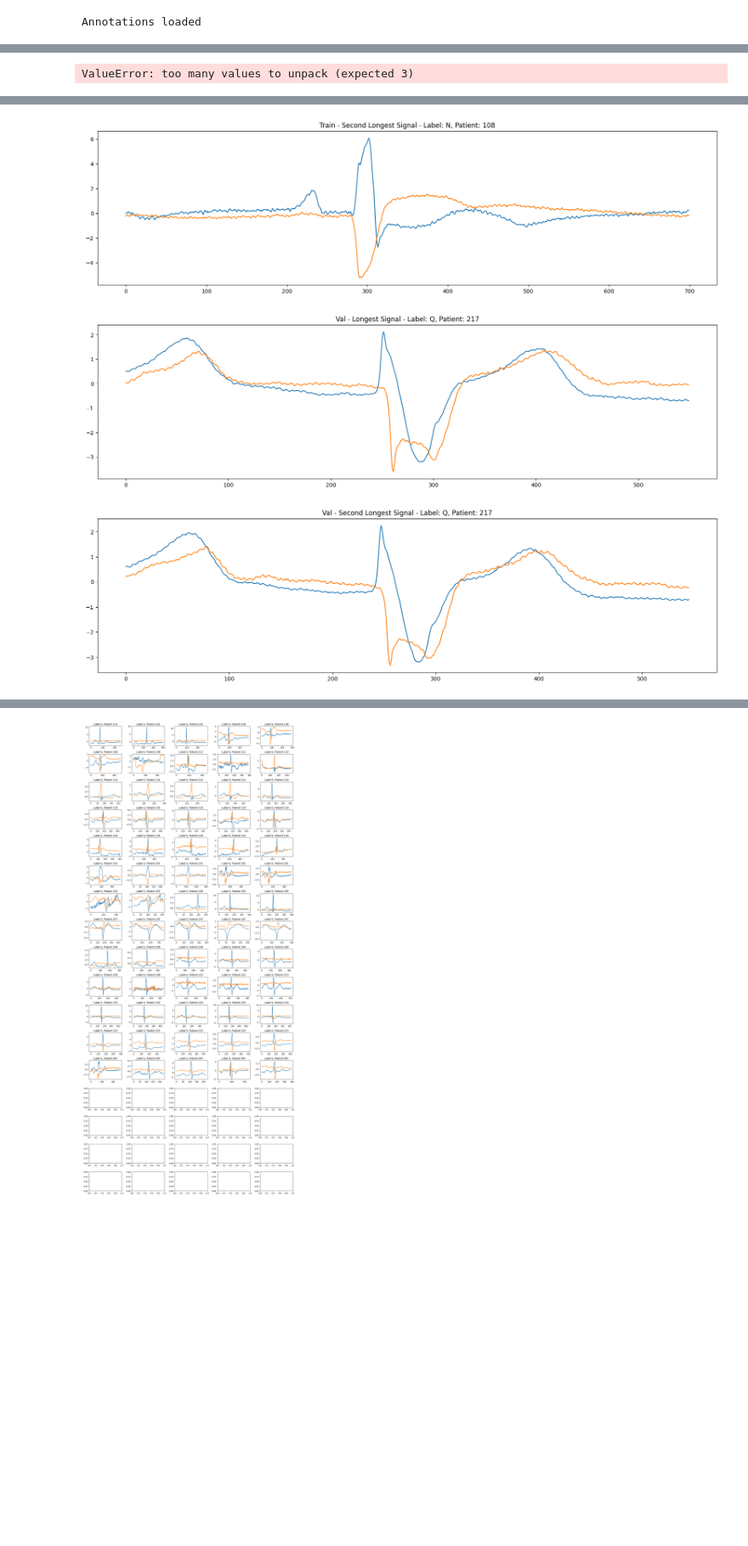
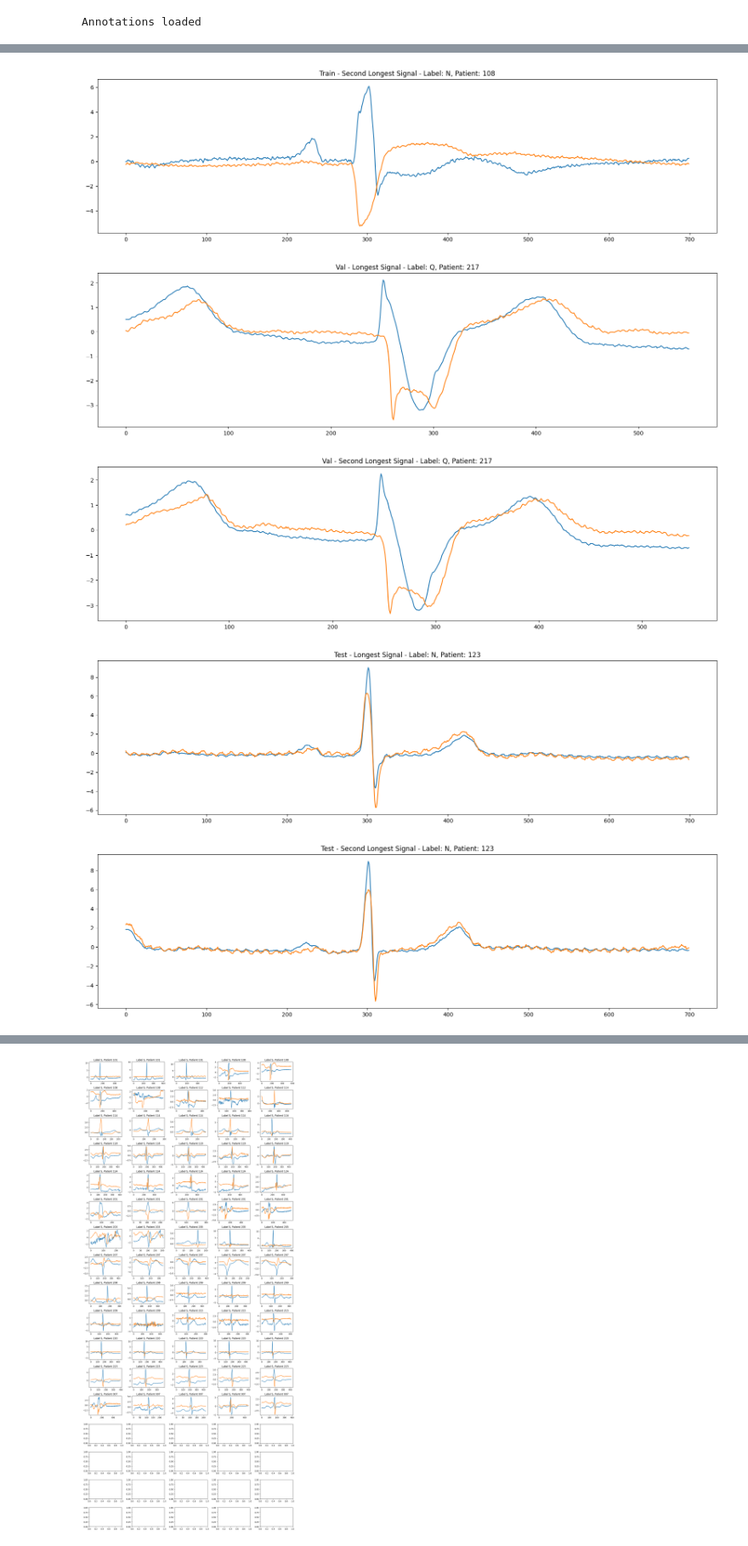
Before and after one commit to luna97/MIT-BIH_ecg_arrhytmia, a Jupyter notebook: preprocess_dataset.ipynb, the cells around one changed output, grey strips where cells are left out. Shown at 85% size. Cells and saved outputs as stored; diff of their text form; code cells hidden in the pictures; blank space fills up the shorter version.

```diff
--- a/preprocess_dataset.ipynb
+++ b/preprocess_dataset.ipynb
@@ -374,7 +486,7 @@ plt.title(f'Val - Second Longest Signal - Label: {label}, Patient: {pat_id}')
 
 
 # plot the longest signal from test
-lengths_test = [len(signal) for signal, _, _ in processed_samples_test]
+lengths_test = [len(signal) for signal, _, _, _ in processed_samples_test]
 signal, label, pat_id, _ = processed_samples_test[np.argmax(lengths_test)]
 plt.figure(figsize=(20, 5))
 plt.plot(signal)
@@ -424,5 +539,6 @@ Min length val: 188
-ValueError: too many values to unpack (expected 3)
 [figure]
 [figure]
 [figure]
 [figure]
+[figure, added]
+[figure, added]
```
Also changed, not shown: parts of 5 cells of this notebook, 14 other files.
